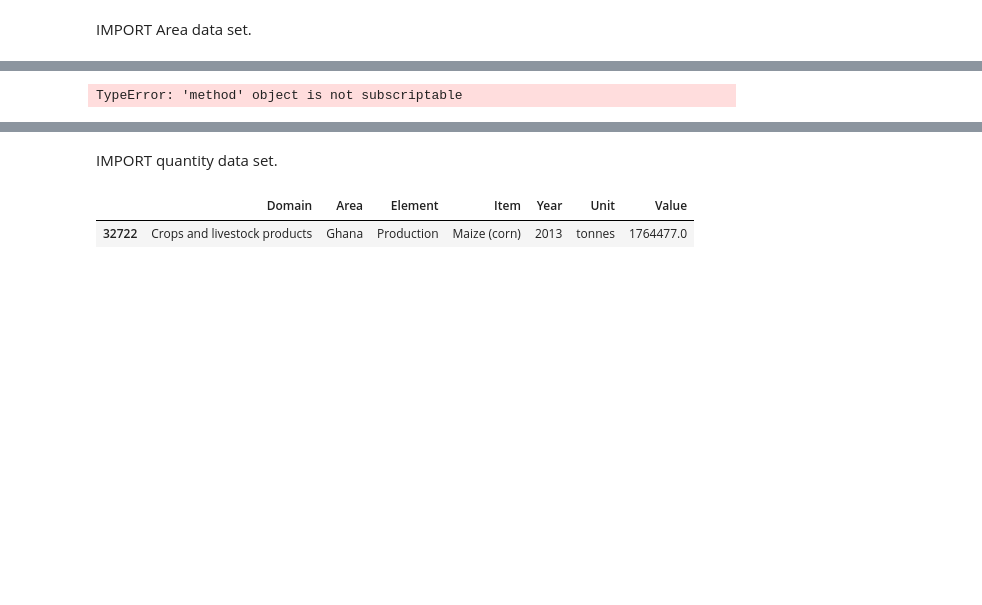
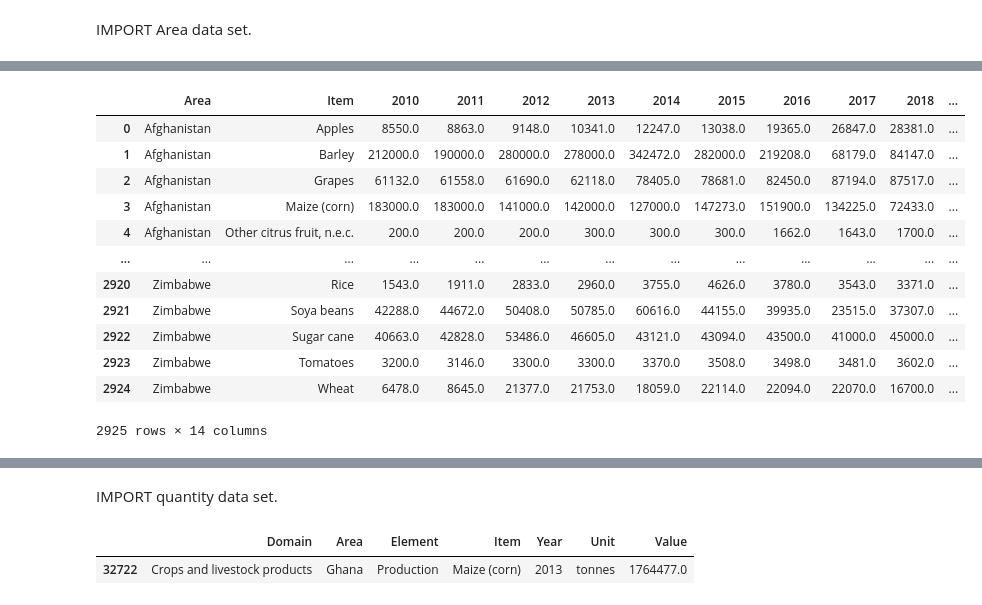
Before and after one commit to imalanz/Food_Emissions, a Jupyter notebook: data/analysis.ipynb, the cells around one changed output, grey strips where cells are left out. Cells and saved outputs as stored; diff of their text form; code cells hidden in the pictures; blank space fills up the shorter version.

```diff
--- a/data/analysis.ipynb
+++ b/data/analysis.ipynb
@@ -74,3 +72,9 @@ Skipping line 22545: unexpected end of data
+# %%
+# Clean with regex column "Items" to match other Data Frames.
+for index, row in area.iterrows():
+    re.sub("n\.e\.c\.", "", row[3])
+    re.sub(".*Other berries and fruits of the genus vaccinium.*", 'Berries & Grapes', row[3])
+    re.sub('.*Onions and shallots, green*.', 'Onions & Leeks', row[3])
 # %%
 # iterate 2010
 _2010 = {index:[row[6],row[1],row[3]] for index, row in area.iterrows() if row[4] == 2010}
@@ -166,6 +170,18 @@ area = pd.DataFrame.merge(area, df2021, how="left")
 # Drop duplicates from item and area columns.
 area = area.drop_duplicates(subset=["Item", "Area"])
 # %%
-area.groupby["Area"]
+area
 # %% [output]
+|  | Area | Item | 2010 | 2011 | 2012 | 2013 | 2014 | 2015 | 2016 | 2017 | 2018 | ... |
+| 0 | Afghanistan | Apples | 8550.0 | 8863.0 | 9148.0 | 10341.0 | 12247.0 | 13038.0 | 19365.0 | 26847.0 | 28381.0 | ... |
+| 1 | Afghanistan | Barley | 212000.0 | 190000.0 | 280000.0 | 278000.0 | 342472.0 | 282000.0 | 219208.0 | 68179.0 | 84147.0 | ... |
+| 2 | Afghanistan | Grapes | 61132.0 | 61558.0 | 61690.0 | 62118.0 | 78405.0 | 78681.0 | 82450.0 | 87194.0 | 87517.0 | ... |
+| 3 | Afghanistan | Maize (corn) | 183000.0 | 183000.0 | 141000.0 | 142000.0 | 127000.0 | 147273.0 | 151900.0 | 134225.0 | 72433.0 | ... |
+| 4 | Afghanistan | Other citrus fruit, n.e.c. | 200.0 | 200.0 | 200.0 | 300.0 | 300.0 | 300.0 | 1662.0 | 1643.0 | 1700.0 | ... |
+| ... | ... | ... | ... | ... | ... | ... | ... | ... | ... | ... | ... | ... |
+| 2920 | Zimbabwe | Rice | 1543.0 | 1911.0 | 2833.0 | 2960.0 | 3755.0 | 4626.0 | 3780.0 | 3543.0 | 3371.0 | ... |
+| 2921 | Zimbabwe | Soya beans | 42288.0 | 44672.0 | 50408.0 | 50785.0 | 60616.0 | 44155.0 | 39935.0 | 23515.0 | 37307.0 | ... |
+| 2922 | Zimbabwe | Sugar cane | 40663.0 | 42828.0 | 53486.0 | 46605.0 | 43121.0 | 43094.0 | 43500.0 | 41000.0 | 45000.0 | ... |
+| 2923 | Zimbabwe | Tomatoes | 3200.0 | 3146.0 | 3300.0 | 3300.0 | 3370.0 | 3508.0 | 3498.0 | 3481.0 | 3602.0 | ... |
+| 2924 | Zimbabwe | Wheat | 6478.0 | 8645.0 | 21377.0 | 21753.0 | 18059.0 | 22114.0 | 22094.0 | 22070.0 | 16700.0 | ... |
-TypeError: 'method' object is not subscriptable
+2925 rows × 14 columns
```
Also changed, not shown: parts of 13 cells of this notebook, 1 other file.
